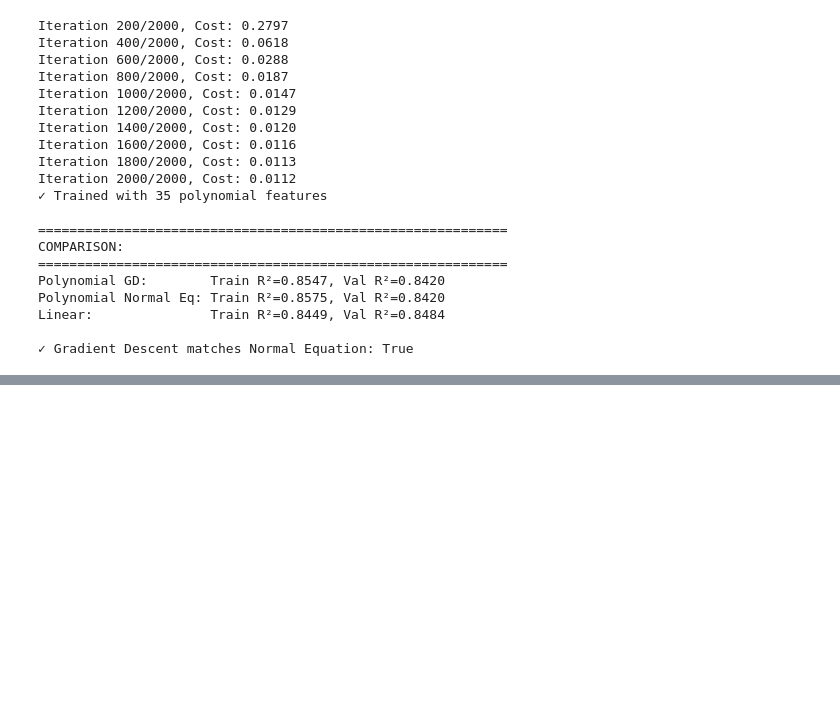
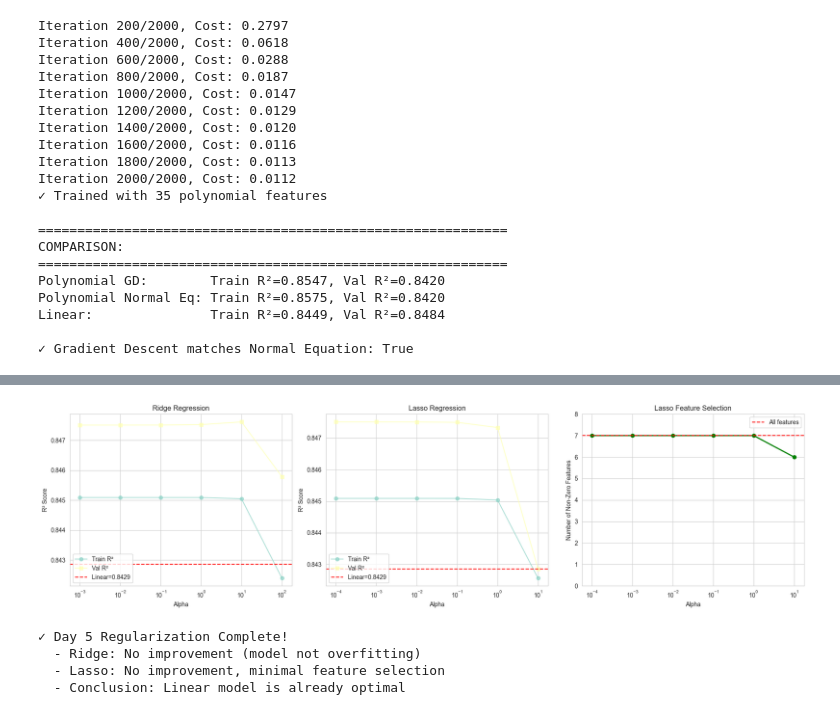
Before and after one commit to galileo-gal/house_price_prediction, a Jupyter notebook: notebooks/01_eda.ipynb, the cells around one changed output, grey strips where cells are left out. Saved outputs shown, nothing was run; the diff lists cells and outputs as text; code cells hidden in the pictures; blank space fills up the shorter version.

```diff
--- a/notebooks/01_eda.ipynb
+++ b/notebooks/01_eda.ipynb
@@ -762,0 +839,18 @@ Linear:               Train R²=0.8449, Val R²=0.8484
+# %%
+# Test Lasso
+import sys
+sys.path.append('../src')
+from linear_regression import LassoRegressionScratch
+
+model_lasso = LassoRegressionScratch(alpha=0.01, n_iterations=1000)
+model_lasso.fit(X_train_scaled, y_train)
+
+train_r2_lasso = model_lasso.score(X_train_scaled, y_train)
+val_r2_lasso = model_lasso.score(X_val_scaled, y_val)
+
+print(f"\nLasso (alpha=0.01):")
+print(f"  Train R²: {train_r2_lasso:.4f}")
+print(f"  Val R²: {val_r2_lasso:.4f}")
+print(f"\nLinear:")
+print(f"  Train R²: {train_r2:.4f}")
+print(f"  Val R²: {val_r2:.4f}")
@@ -762,0 +917,48 @@ Linear:               Train R²=0.8449, Val R²=0.8484
+# %%
+# Compare all models
+fig, axes = plt.subplots(1, 3, figsize=(18, 5))
+
+# Ridge: R² vs Alpha
+axes[0].semilogx(df_ridge['alpha'], df_ridge['train_r2'], marker='o', label='Train R²', alpha=0.7)
+axes[0].semilogx(df_ridge['alpha'], df_ridge['val_r2'], marker='s', label='Val R²', alpha=0.7)
+axes[0].axhline(val_r2, color='r', linestyle='--', label=f'Linear={val_r2:.4f}')
+axes[0].set_xlabel('Alpha')
+axes[0].set_ylabel('R² Score')
+axes[0].set_title('Ridge Regression')
+axes[0].legend()
+axes[0].grid(True)
+
+# Lasso: R² vs Alpha
+axes[1].semilogx(df_lasso['alpha'], df_lasso['train_r2'], marker='o', label='Train R²', alpha=0.7)
+axes[1].semilogx(df_lasso['alpha'], df_lasso['val_r2'], marker='s', label='Val R²', alpha=0.7)
+axes[1].axhline(val_r2, color='r', linestyle='--', label=f'Linear={val_r2:.4f}')
+axes[1].set_xlabel('Alpha')
+axes[1].set_ylabel('R² Score')
+axes[1].set_title('Lasso Regression')
+axes[1].legend()
+axes[1].grid(True)
+
+# Lasso: Feature Selection
+ax2 = axes[2]
+ax2.semilogx(df_lasso['alpha'], df_lasso['n_features'], marker='o', color='green', linewidth=2)
+ax2.axhline(7, color='r', linestyle='--', label='All features')
+ax2.set_xlabel('Alpha')
+ax2.set_ylabel('Number of Non-Zero Features')
+ax2.set_title('Lasso Feature Selection')
+ax2.set_ylim([0, 8])
+ax2.legend()
+ax2.grid(True)
+
+plt.tight_layout()
+plt.show()
+
+print("\n✓ Day 5 Regularization Complete!")
+print("  - Ridge: No improvement (model not overfitting)")
+print("  - Lasso: No improvement, minimal feature selection")
+print("  - Conclusion: Linear model is already optimal")
+# %% [output]
+[figure, added]
+✓ Day 5 Regularization Complete!
+  - Ridge: No improvement (model not overfitting)
+  - Lasso: No improvement, minimal feature selection
+  - Conclusion: Linear model is already optimal
```
Also changed, not shown: parts of 4 cells of this notebook, 2 other files.
